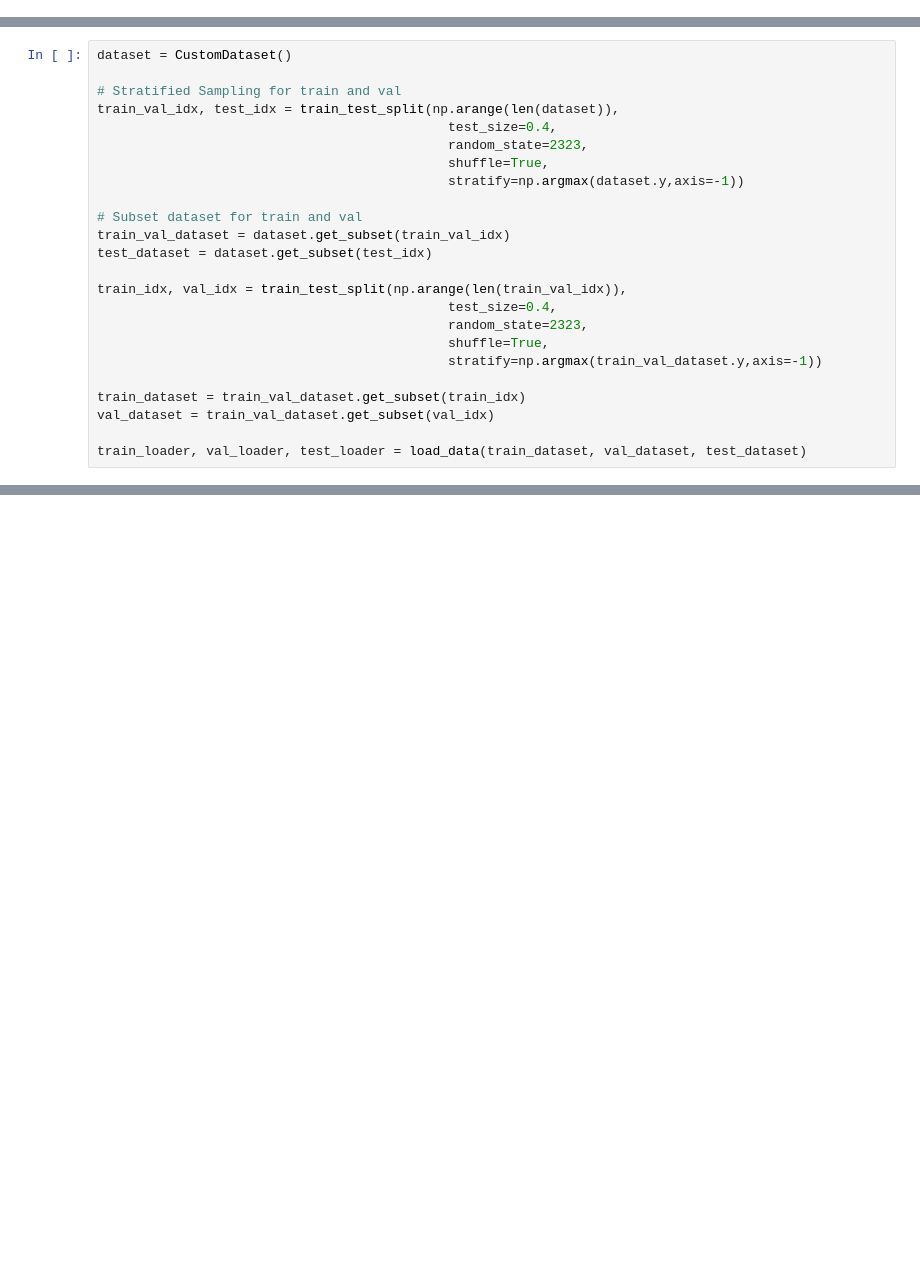
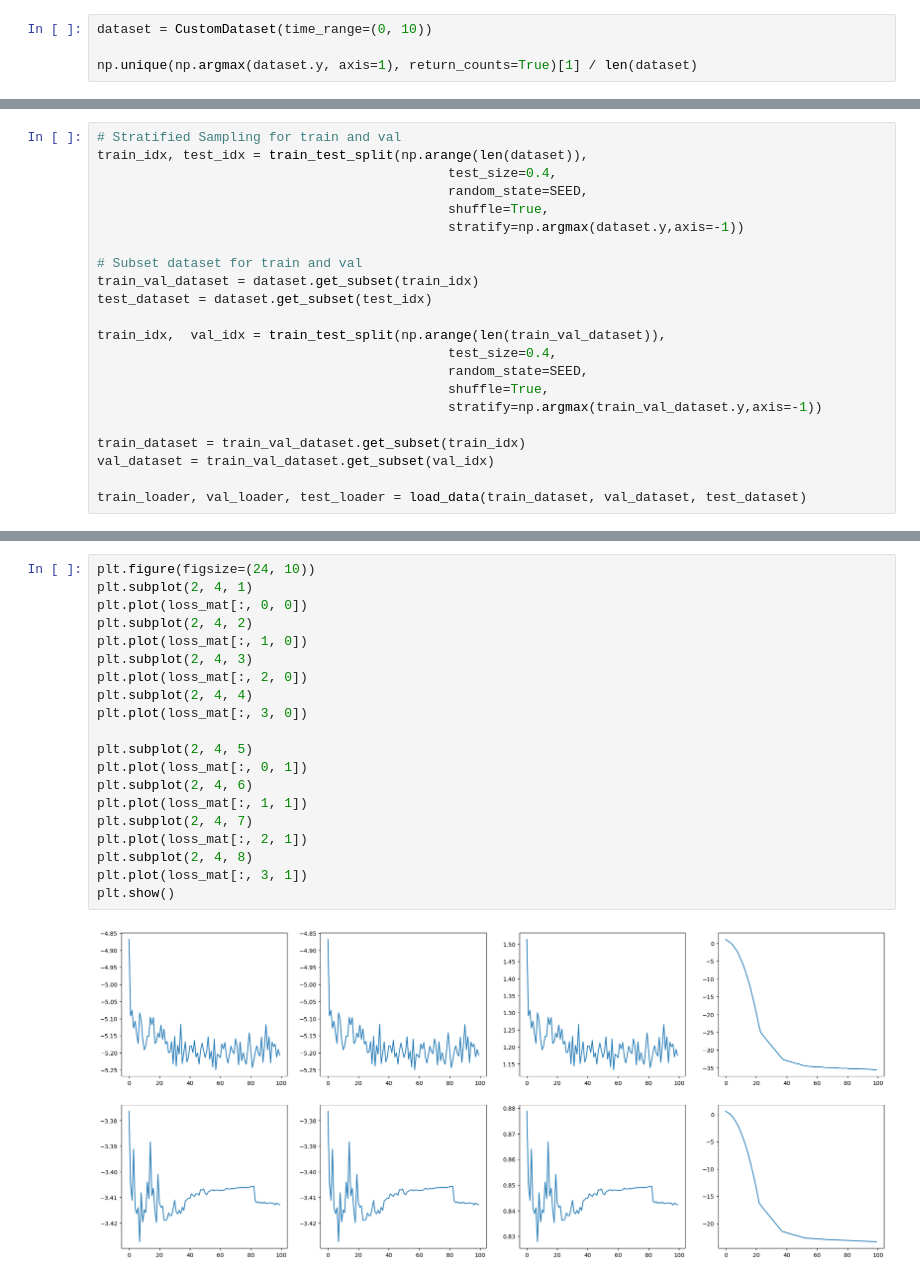
Before and after one commit to vanity-lost/CAMELOT-Reproduction, a Jupyter notebook: code/test.ipynb, the cells around one changed output, grey strips where cells are left out. Drawn from its saved outputs; the diff is of its cells as text; blank space fills up the shorter version.

```diff
--- a/code/test.ipynb
+++ b/code/test.ipynb
@@ -10,0 +26,4 @@ from utils import calc_pred_loss, calc_dist_loss, calc_clus_loss
+# %%
+dataset = CustomDataset(time_range=(0, 10))
+
+np.unique(np.argmax(dataset.y, axis=1), return_counts=True)[1] / len(dataset)
@@ -11,20 +34,18 @@ from utils import calc_pred_loss, calc_dist_loss, calc_clus_loss
 # %%
-dataset = CustomDataset()
-
 # Stratified Sampling for train and val
-train_val_idx, test_idx = train_test_split(np.arange(len(dataset)),
+train_idx, test_idx = train_test_split(np.arange(len(dataset)),
                                              test_size=0.4,
-                                             random_state=2323,
+                                             random_state=SEED,
                                              shuffle=True,
                                              stratify=np.argmax(dataset.y,axis=-1))
 
 # Subset dataset for train and val
-train_val_dataset = dataset.get_subset(train_val_idx)
+train_val_dataset = dataset.get_subset(train_idx)
 test_dataset = dataset.get_subset(test_idx)
 
-train_idx, val_idx = train_test_split(np.arange(len(train_val_idx)),
+train_idx,  val_idx = train_test_split(np.arange(len(train_val_dataset)),
                                              test_size=0.4,
-                                             random_state=2323,
+                                             random_state=SEED,
                                              shuffle=True,
                                              stratify=np.argmax(train_val_dataset.y,axis=-1))
 
@@ -37,0 +156,22 @@ MIMIC data has been subsettted to the following features:
+# %%
+plt.figure(figsize=(24, 10))
+plt.subplot(2, 4, 1)
+plt.plot(loss_mat[:, 0, 0])
+plt.subplot(2, 4, 2)
+plt.plot(loss_mat[:, 1, 0])
+plt.subplot(2, 4, 3)
+plt.plot(loss_mat[:, 2, 0])
+plt.subplot(2, 4, 4)
+plt.plot(loss_mat[:, 3, 0])
+
+plt.subplot(2, 4, 5)
+plt.plot(loss_mat[:, 0, 1])
+plt.subplot(2, 4, 6)
+plt.plot(loss_mat[:, 1, 1])
+plt.subplot(2, 4, 7)
+plt.plot(loss_mat[:, 2, 1])
+plt.subplot(2, 4, 8)
+plt.plot(loss_mat[:, 3, 1])
+plt.show()
+# %% [output]
+[figure, added]
```
Also changed, not shown: parts of 19 cells of this notebook, 2 other files.
